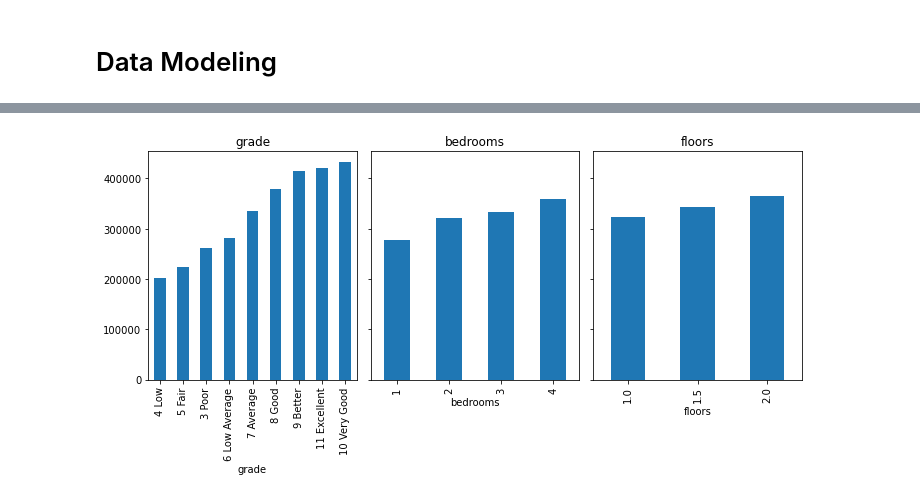
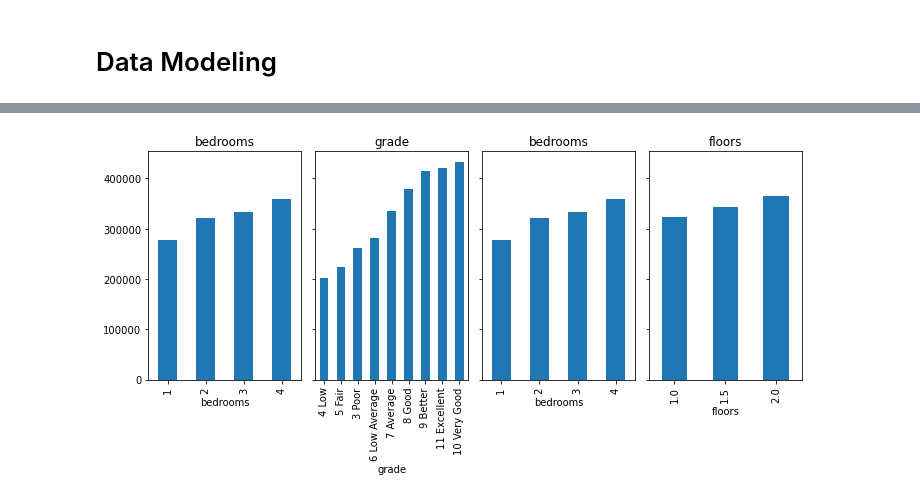
Before and after one commit to ashakeri92/dsc-phase-2-project-v2-3, a Jupyter notebook: Analysis.ipynb, the cells around one changed output, grey strips where cells are left out. Cells and saved outputs as stored; diff of their text form; code cells hidden in the pictures.

```diff
--- a/Analysis.ipynb
+++ b/Analysis.ipynb
@@ -74,3 +74,5 @@ kc.head()
 | 7 | 2008000270 | 291850.0 | 3 | 1.50 | 1060 | 9711 | 1.0 | Average | 7 Average | 1963 | ... |
 | 8 | 2414600126 | 229500.0 | 3 | 1.00 | 1780 | 7470 | 1.0 | Average | 7 Average | 1960 | ... |
 | 9 | 3793500160 | 323000.0 | 3 | 2.50 | 1890 | 6560 | 2.0 | Average | 7 Average | 2003 | ... |
+# %%
+kc.yr_renovated=kc.yr_renovated.astype(int)
@@ -104,22 +127,22 @@ kc.describe()
 #for xcol, ax in zip(['bedrooms', 'bathrooms', 'floors', 'yr_built'], axes):
 #    kc.plot(kind='scatter', x=xcol, y='price', ax=ax, alpha=0.4, color='b')
 # %%
-fig, axes = plt.subplots(nrows=1, ncols=3, figsize=(10,5), sharey=True)
+fig, axes = plt.subplots(nrows=1, ncols=4, figsize=(10,5), sharey=True)
 
-categoricals = ['grade', 'bedrooms', 'floors']
+categoricals = ['bedrooms', 'grade', 'bedrooms', 'floors']
 
 for col, ax in zip(categoricals, axes.flatten()):
     (kc.groupby(col)            # group values together by column of interest
         .mean()['price']        # take the mean of the price for each group
         .sort_values()          # sort the groups in ascending order
         .plot
         .bar(ax=ax))            # create a bar graph on the ax
 
     ax.set_title(col)           # make the title the name of the column
 
 fig.tight_layout()
 # %% [output]
-[figure, old version]
+[figure, new version]
 # %%
 # trying to see if home renovations increases the value of the home.
 # plotting only renovated homes
```
Also changed, not shown: parts of 2 cells of this notebook.
